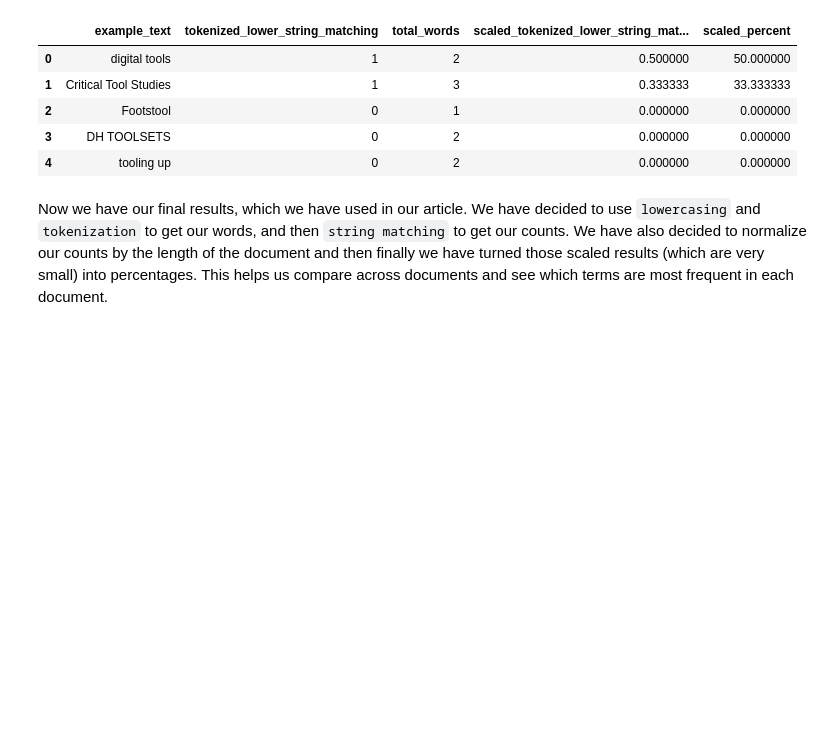
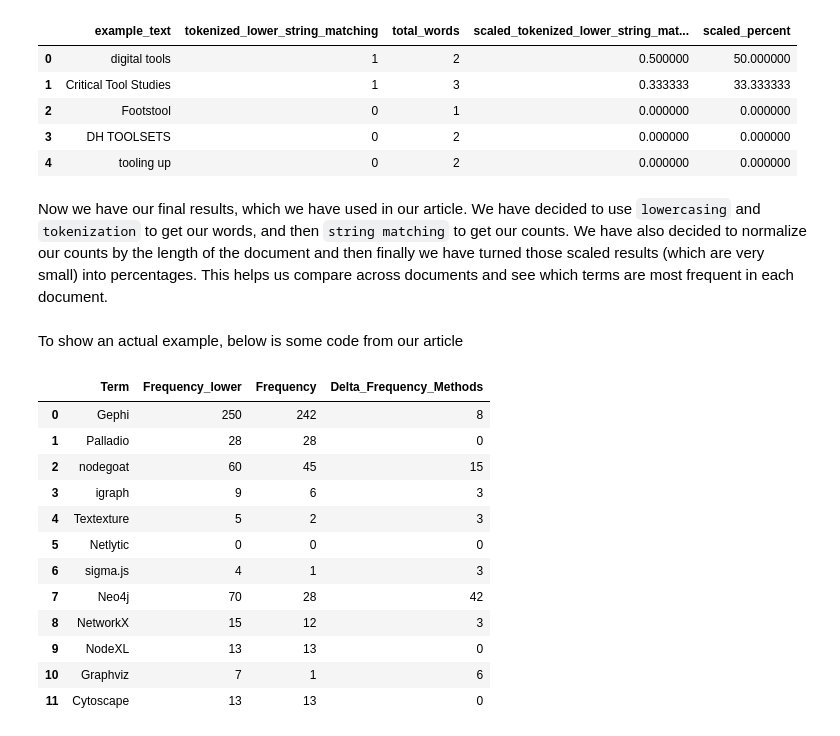
Before and after one commit to jrladd/edge-cases-JDH, a Jupyter notebook: explorations/notebooks/CountingTools.ipynb, the cells around one changed output. Drawn from its saved outputs; the diff is of its cells as text; code cells hidden in the pictures; blank space fills up the shorter version.

```diff
--- a/explorations/notebooks/CountingTools.ipynb
+++ b/explorations/notebooks/CountingTools.ipynb
@@ -211,3 +211,5 @@ example_tool_data[['example_text', 'tokenized_lower_string_matching', 'total_wor
 | 4 | tooling up | 0 | 2 | 0.000000 | 0.000000 |
 # %% [markdown]
 Now we have our final results, which we have used in our article. We have decided to use `lowercasing` and `tokenization` to get our words, and then `string matching` to get our counts. We have also decided to normalize our counts by the length of the document and then finally we have turned those scaled results (which are very small) into percentages. This helps us compare across documents and see which terms are most frequent in each document.
+# %% [markdown]
+To show an actual example, below is some code from our article
@@ -213,0 +323,42 @@ Now we have our final results, which we have used in our article. We have decide
+# %%
+import warnings
+warnings.filterwarnings('ignore')
+# Create a list of all primariy network analysis tools
+network_tools = ['Gephi', 'Palladio', 'nodegoat', 'igraph', 'Textexture', 'Netlytic', 'sigma.js', 'Neo4j', 'NetworkX', 'NodeXL', 'Graphviz', 'Cytoscape']
+# Load the CSV file into a DataFrame
+index_conferences_df = pd.read_csv(f"../datasets/dh_conferences_works.csv")
+
+# Create a subset of the DataFrame that only includes rows where 'full_text' is not null
+subset_index_conferences_df = index_conferences_df[index_conferences_df.full_text.notna()]
+
+# Create a 'cleaned_conference_year' column by converting the 'conference_year' column to string and appending "-01-01"
+subset_index_conferences_df['cleaned_conference_year'] = subset_index_conferences_df.conference_year.astype(str) + "-01-01"
+
+# Convert the 'cleaned_conference_year' column to datetime format
+subset_index_conferences_df['cleaned_conference_year'] = pd.to_datetime(subset_index_conferences_df['cleaned_conference_year'])
+
+# Define the text column, date column, and tools list
+text_column = 'full_text'
+date_column = 'cleaned_conference_year'
+tools_list = network_tools
+
+# Process the DataFrame to calculate term frequencies and tokenize text
+cleaned_index_conferences_df, count_index_conferences_df, tools_index_conferences_df = process_dataframe(subset_index_conferences_df, text_column, tools_list, 'tools')
+
+tools_index_conferences_df['Delta_Frequency_Methods'] = tools_index_conferences_df['Frequency_lower'] - tools_index_conferences_df['Frequency']
+# %%
+tools_index_conferences_df.style.pipe(make_pretty, subset_columns=['Frequency_lower', 'Frequency', 'Delta_Frequency_Methods'])
+# %% [output]
+|  | Term | Frequency_lower | Frequency | Delta_Frequency_Methods |
+| 0 | Gephi | 250 | 242 | 8 |
+| 1 | Palladio | 28 | 28 | 0 |
+| 2 | nodegoat | 60 | 45 | 15 |
+| 3 | igraph | 9 | 6 | 3 |
+| 4 | Textexture | 5 | 2 | 3 |
+| 5 | Netlytic | 0 | 0 | 0 |
+| 6 | sigma.js | 4 | 1 | 3 |
+| 7 | Neo4j | 70 | 28 | 42 |
+| 8 | NetworkX | 15 | 12 | 3 |
+| 9 | NodeXL | 13 | 13 | 0 |
+| 10 | Graphviz | 7 | 1 | 6 |
+| 11 | Cytoscape | 13 | 13 | 0 |
```
Also changed, not shown: parts of 5 cells of this notebook, 2 other files.
